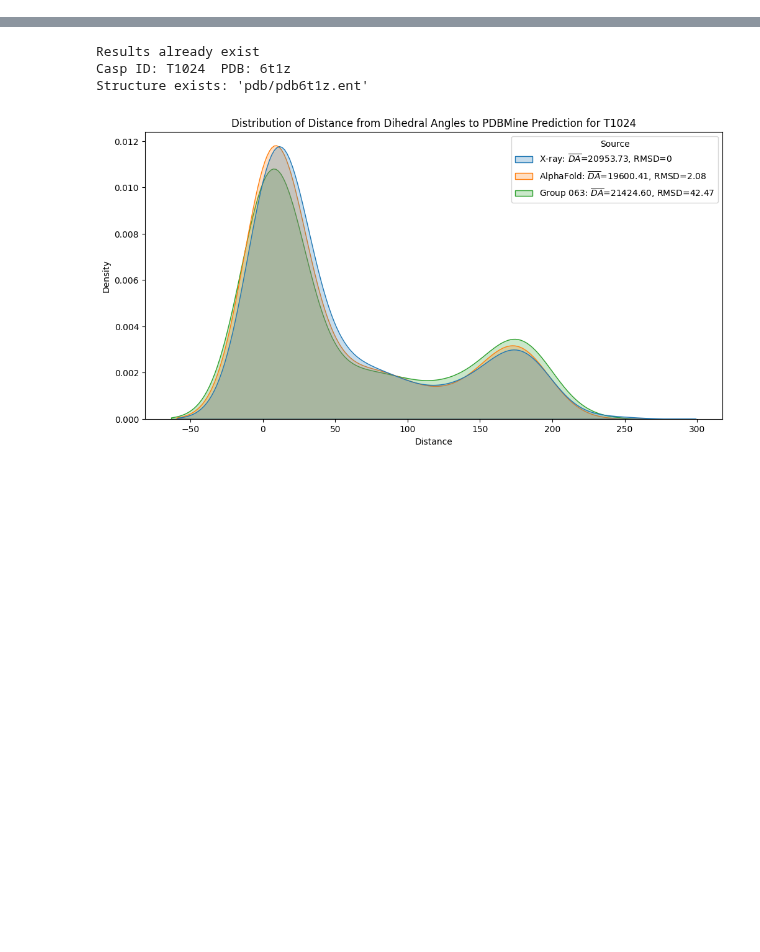
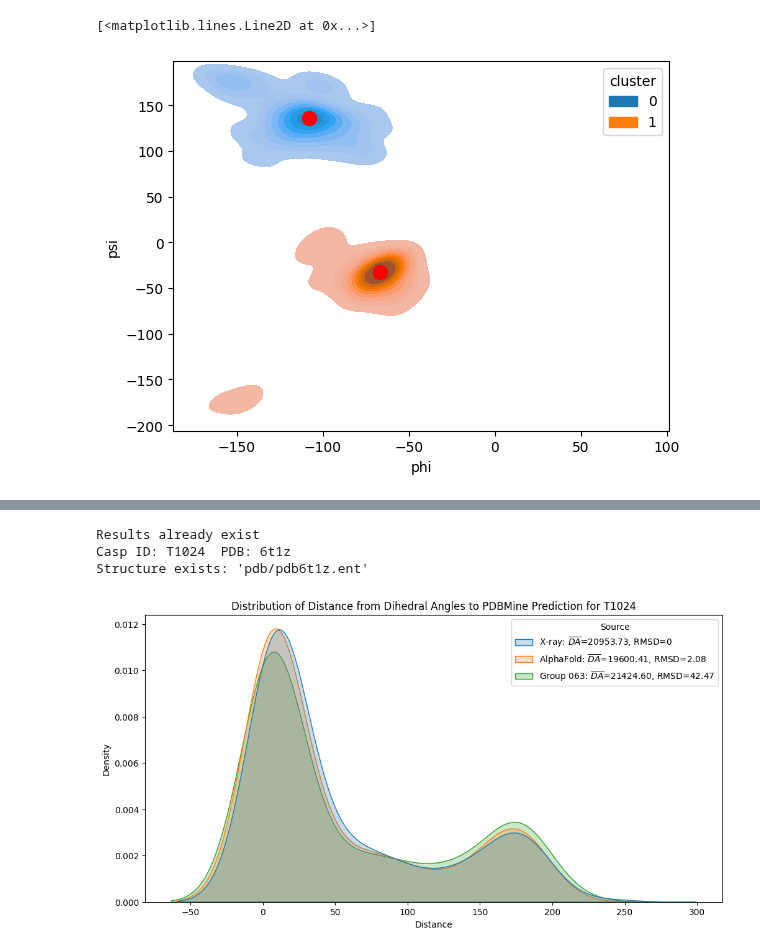
Before and after one commit to Musa-Azeem/protein-dihedral-visualization, a Jupyter notebook: 180_investigation.ipynb, the cells around one changed output, grey strips where cells are left out. Saved outputs shown, nothing was run; the diff lists cells and outputs as text; code cells hidden in the pictures; blank space fills up the shorter version.

```diff
--- a/180_investigation.ipynb
+++ b/180_investigation.ipynb
@@ -15,0 +60,17 @@ PROJECT_DIR = 'tests'
+# %%
+from sklearn.cluster import KMeans
+
+kmeans = KMeans(n_clusters=2)
+kmeans.fit(phi_psi_dist[['phi','psi']])
+phi_psi_dist['cluster'] = kmeans.labels_
+
+from lib.utils import find_kdepeak
+kdepeak1 = find_kdepeak(phi_psi_dist[phi_psi_dist.cluster == 0], None)
+kdepeak2 = find_kdepeak(phi_psi_dist[phi_psi_dist.cluster == 1], None)
+# %%
+sns.kdeplot(data=phi_psi_dist, x='phi', y='psi', hue='cluster', weights='weight', fill=True)
+plt.plot(kdepeak1['phi'], kdepeak1['psi'], 'o', markersize=10, color='red')
+plt.plot(kdepeak2['phi'], kdepeak2['psi'], 'o', markersize=10, color='red')
+# %% [output]
+[<matplotlib.lines.Line2D at 0x...>]
+[figure, added]
```
Also changed, not shown: parts of 7 cells of this notebook, 5 other files.
